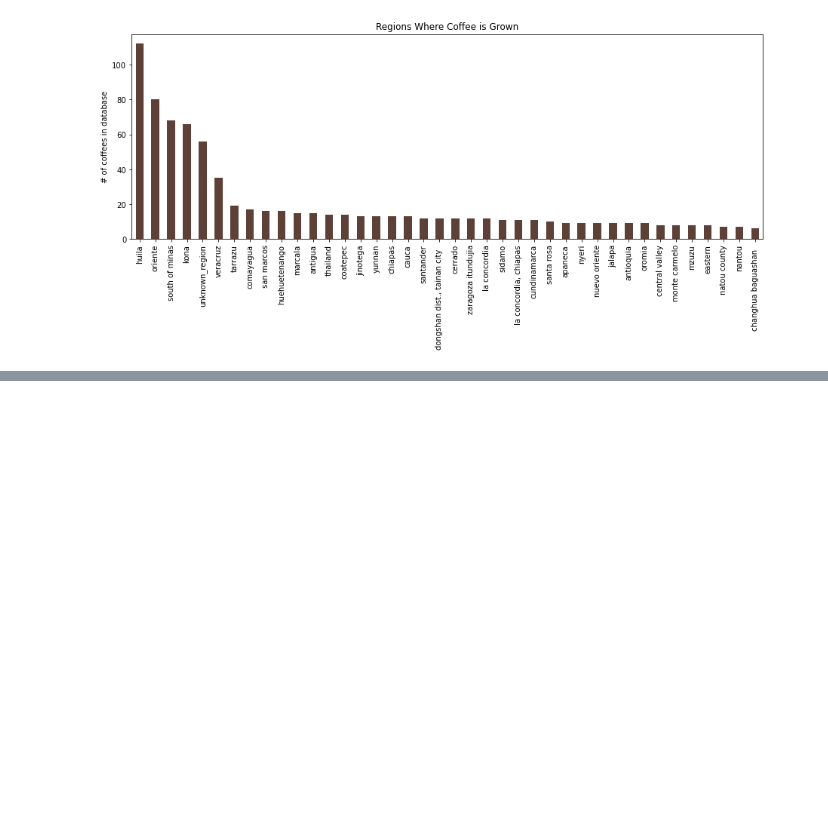
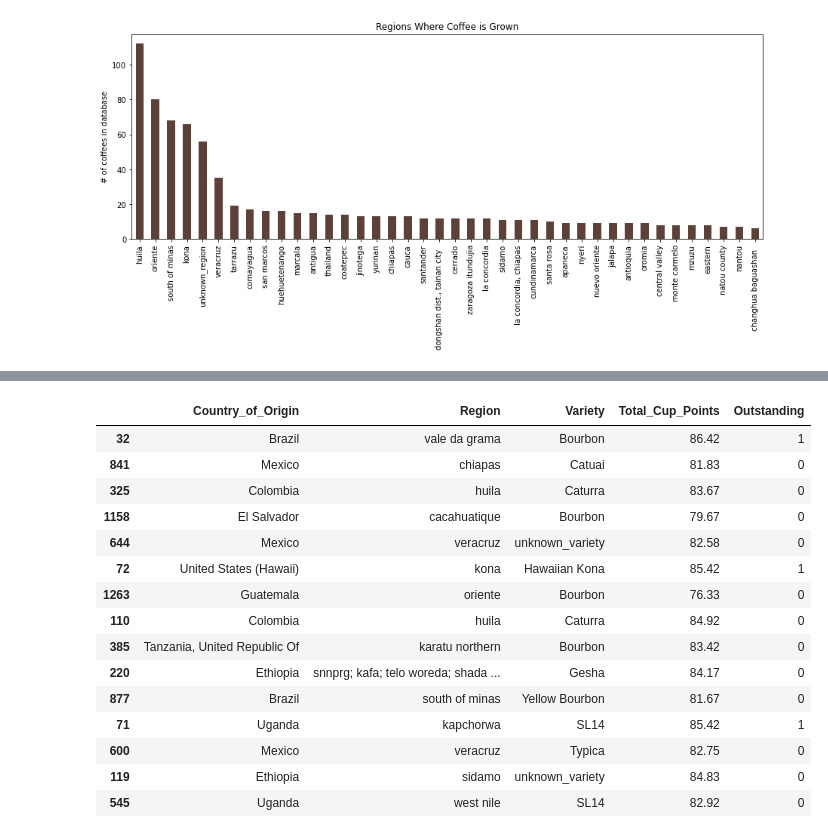
Before and after one commit to RaMcDaniel/CoffeePredictor, a Jupyter notebook: Coffee_Selector.ipynb, the cells around one changed output, grey strips where cells are left out. Saved outputs shown, nothing was run; the diff lists cells and outputs as text; code cells hidden in the pictures; blank space fills up the shorter version.

```diff
--- a/Coffee_Selector.ipynb
+++ b/Coffee_Selector.ipynb
@@ -92,0 +103,19 @@ df[df['Total_Cup_Points'] >= 85]
+# %%
+df_shuffled.head(15)
+# %% [output]
+|  | Country_of_Origin | Region | Variety | Total_Cup_Points | Outstanding |
+| 32 | Brazil | vale da grama | Bourbon | 86.42 | 1 |
+| 841 | Mexico | chiapas | Catuai | 81.83 | 0 |
+| 325 | Colombia | huila | Caturra | 83.67 | 0 |
+| 1158 | El Salvador | cacahuatique | Bourbon | 79.67 | 0 |
+| 644 | Mexico | veracruz | unknown_variety | 82.58 | 0 |
+| 72 | United States (Hawaii) | kona | Hawaiian Kona | 85.42 | 1 |
+| 1263 | Guatemala | oriente | Bourbon | 76.33 | 0 |
+| 110 | Colombia | huila | Caturra | 84.92 | 0 |
+| 385 | Tanzania, United Republic Of | karatu northern | Bourbon | 83.42 | 0 |
+| 220 | Ethiopia | snnprg; kafa; telo woreda; shada ... | Gesha | 84.17 | 0 |
+| 877 | Brazil | south of minas | Yellow Bourbon | 81.67 | 0 |
+| 71 | Uganda | kapchorwa | SL14 | 85.42 | 1 |
+| 600 | Mexico | veracruz | Typica | 82.75 | 0 |
+| 119 | Ethiopia | sidamo | unknown_variety | 84.83 | 0 |
+| 545 | Uganda | west nile | SL14 | 82.92 | 0 |
```
Also changed, not shown: parts of 19 cells of this notebook.
